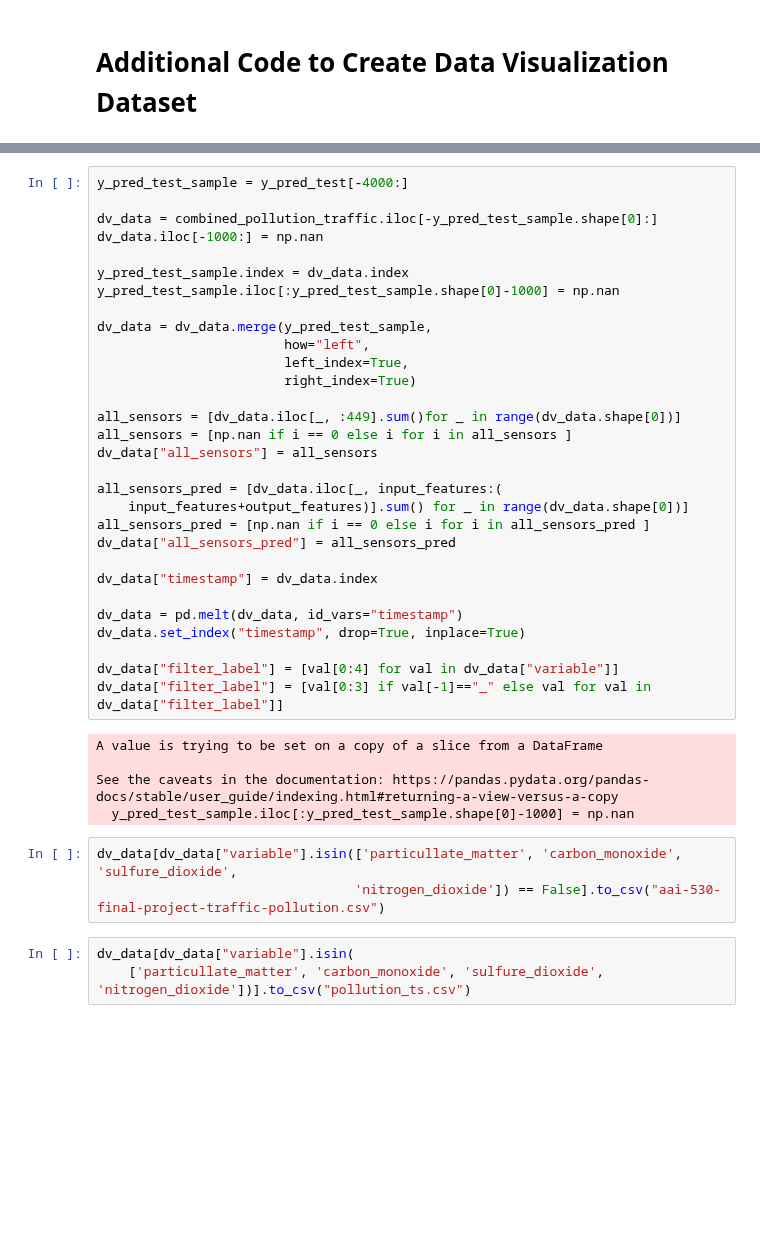
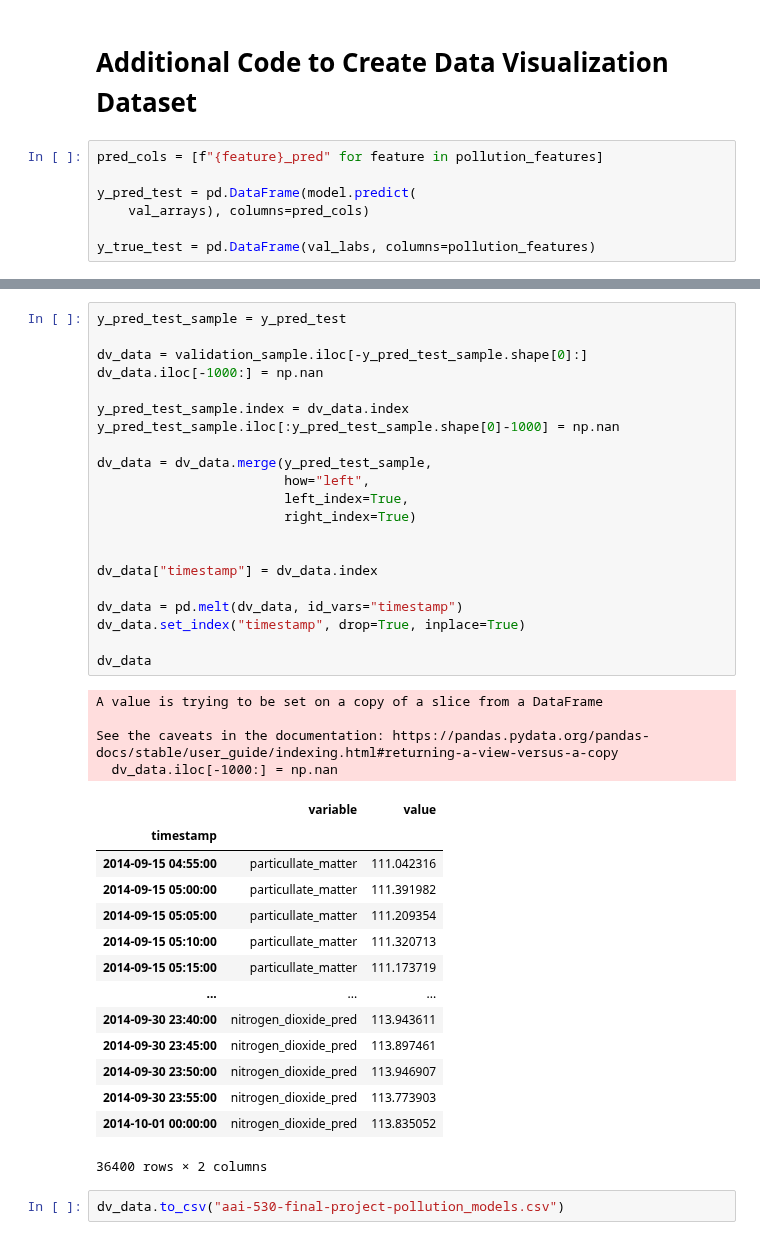
Before and after one commit to victorhg/aai-530-final-project, a Jupyter notebook: models/lstm_pollution_only_1.ipynb, the cells around one changed output, grey strips where cells are left out. Drawn from its saved outputs; the diff is of its cells as text; blank space fills up the shorter version.

Commit message:
updated data viz dataset generation code

```diff
--- a/models/lstm_pollution_only_1.ipynb
+++ b/models/lstm_pollution_only_1.ipynb
@@ -313,2 +275,9 @@ y_pred_test.shape
 # %% [markdown]
 # Additional Code to Create Data Visualization Dataset
+# %%
+pred_cols = [f"{feature}_pred" for feature in pollution_features]
+
+y_pred_test = pd.DataFrame(model.predict(
+    val_arrays), columns=pred_cols)
+
+y_true_test = pd.DataFrame(val_labs, columns=pollution_features)
@@ -315,41 +286,42 @@ y_pred_test.shape
 # %%
-y_pred_test_sample = y_pred_test[-4000:]
+y_pred_test_sample = y_pred_test
 
-dv_data = combined_pollution_traffic.iloc[-y_pred_test_sample.shape[0]:]
+dv_data = validation_sample.iloc[-y_pred_test_sample.shape[0]:]
 dv_data.iloc[-1000:] = np.nan
 
 y_pred_test_sample.index = dv_data.index
 y_pred_test_sample.iloc[:y_pred_test_sample.shape[0]-1000] = np.nan
 
 dv_data = dv_data.merge(y_pred_test_sample,
                         how="left",
                         left_index=True,
                         right_index=True)
 
-all_sensors = [dv_data.iloc[_, :449].sum()for _ in range(dv_data.shape[0])]
-all_sensors = [np.nan if i == 0 else i for i in all_sensors ]
-dv_data["all_sensors"] = all_sensors
-
-all_sensors_pred = [dv_data.iloc[_, input_features:(
-    input_features+output_features)].sum() for _ in range(dv_data.shape[0])]
-all_sensors_pred = [np.nan if i == 0 else i for i in all_sensors_pred ]
-dv_data["all_sensors_pred"] = all_sensors_pred
 
 dv_data["timestamp"] = dv_data.index
 
 dv_data = pd.melt(dv_data, id_vars="timestamp")
 dv_data.set_index("timestamp", drop=True, inplace=True)
 
-dv_data["filter_label"] = [val[0:4] for val in dv_data["variable"]]
-dv_data["filter_label"] = [val[0:3] if val[-1]=="_" else val for val in dv_data["filter_label"]]
+dv_data
 # %% [output]
 A value is trying to be set on a copy of a slice from a DataFrame
 
 See the caveats in the documentation: https://pandas.pydata.org/pandas-docs/stable/user_guide/indexing.html#returning-a-view-versus-a-copy
-  y_pred_test_sample.iloc[:y_pred_test_sample.shape[0]-1000] = np.nan
+  dv_data.iloc[-1000:] = np.nan
+|  | variable | value |
+| timestamp |  |  |
+| 2014-09-15 04:55:00 | particullate_matter | 111.042316 |
+| 2014-09-15 05:00:00 | particullate_matter | 111.391982 |
+| 2014-09-15 05:05:00 | particullate_matter | 111.209354 |
+| 2014-09-15 05:10:00 | particullate_matter | 111.320713 |
+| 2014-09-15 05:15:00 | particullate_matter | 111.173719 |
+| ... | ... | ... |
+| 2014-09-30 23:40:00 | nitrogen_dioxide_pred | 113.943611 |
+| 2014-09-30 23:45:00 | nitrogen_dioxide_pred | 113.897461 |
+| 2014-09-30 23:50:00 | nitrogen_dioxide_pred | 113.946907 |
+| 2014-09-30 23:55:00 | nitrogen_dioxide_pred | 113.773903 |
+| 2014-10-01 00:00:00 | nitrogen_dioxide_pred | 113.835052 |
+36400 rows × 2 columns
 # %%
-dv_data[dv_data["variable"].isin(['particullate_matter', 'carbon_monoxide', 'sulfure_dioxide',
-                                 'nitrogen_dioxide']) == False].to_csv("aai-530-final-project-traffic-pollution.csv")
+dv_data.to_csv("aai-530-final-project-pollution_models.csv")
-# %%
-dv_data[dv_data["variable"].isin(
-    ['particullate_matter', 'carbon_monoxide', 'sulfure_dioxide', 'nitrogen_dioxide'])].to_csv("pollution_ts.csv")
```
Also changed, not shown: parts of 5 cells of this notebook.
